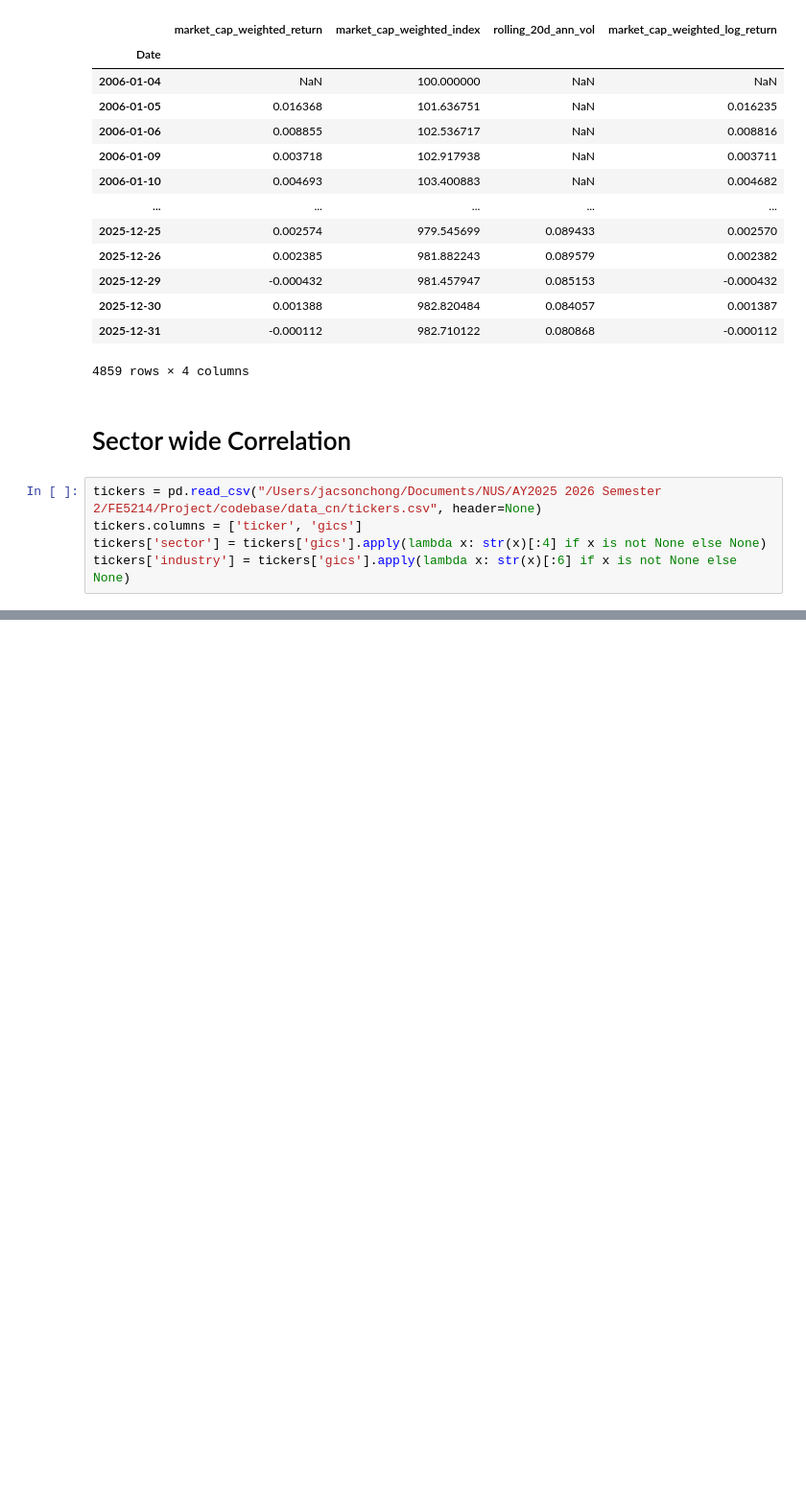
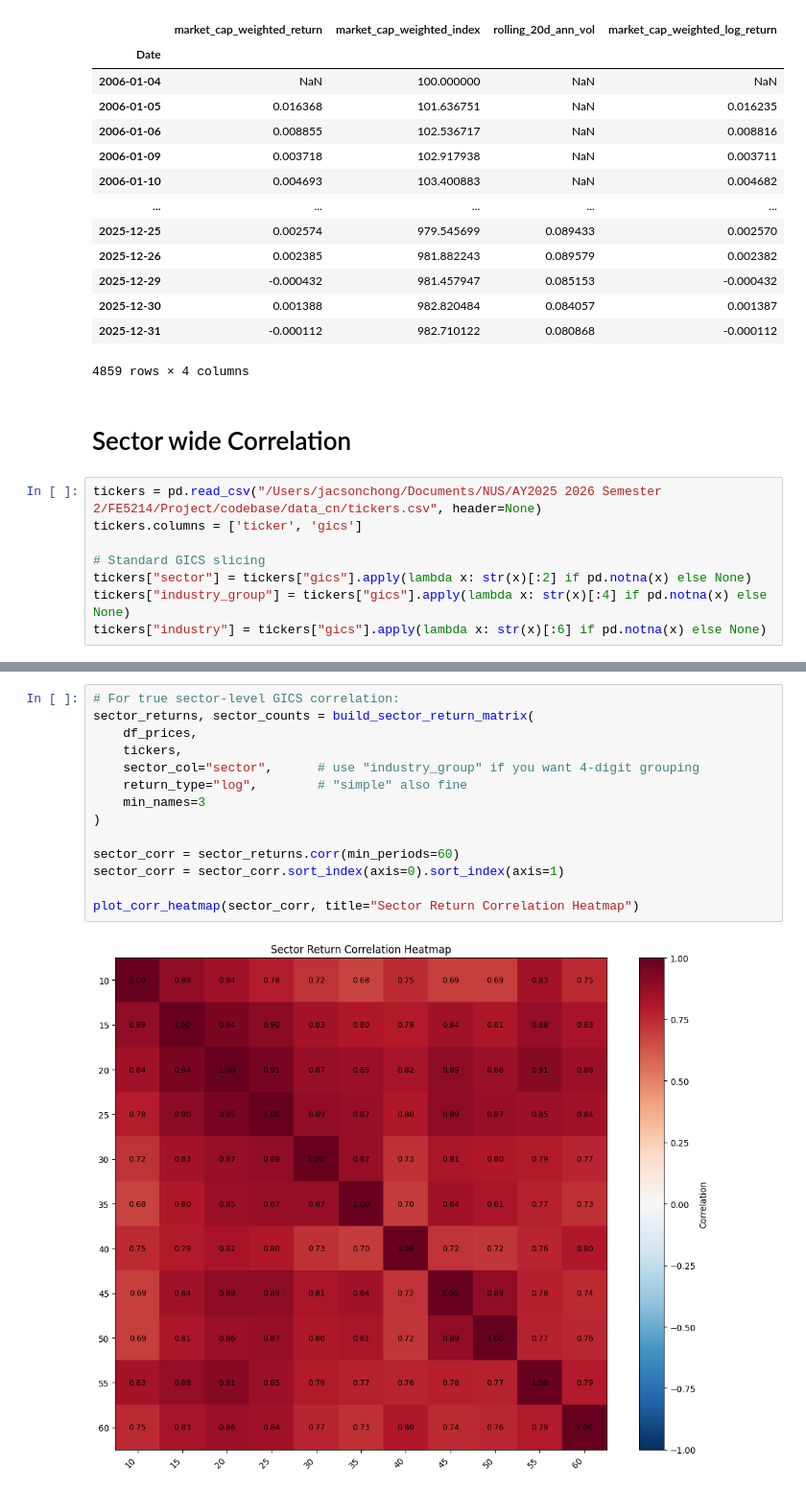
Before and after one commit to bakapig/Intro-To-Quant-Investing, a Jupyter notebook: JC/codebase/data_cn_eda.ipynb, the cells around one changed output, grey strips where cells are left out. Shown at 96% size. Cells and saved outputs as stored; diff of their text form; blank space fills up the shorter version.

```diff
--- a/JC/codebase/data_cn_eda.ipynb
+++ b/JC/codebase/data_cn_eda.ipynb
@@ -489,5 +489,8 @@ market_df
 # %%
 tickers = pd.read_csv("/Users/jacsonchong/Documents/NUS/AY2025 2026 Semester 2/FE5214/Project/codebase/data_cn/tickers.csv", header=None)
 tickers.columns = ['ticker', 'gics']
-tickers['sector'] = tickers['gics'].apply(lambda x: str(x)[:4] if x is not None else None)
-tickers['industry'] = tickers['gics'].apply(lambda x: str(x)[:6] if x is not None else None)
+
+# Standard GICS slicing
+tickers["sector"] = tickers["gics"].apply(lambda x: str(x)[:2] if pd.notna(x) else None)
+tickers["industry_group"] = tickers["gics"].apply(lambda x: str(x)[:4] if pd.notna(x) else None)
+tickers["industry"] = tickers["gics"].apply(lambda x: str(x)[:6] if pd.notna(x) else None)
@@ -493,0 +574,16 @@ tickers['industry'] = tickers['gics'].apply(lambda x: str(x)[:6] if x is not Non
+# %%
+# For true sector-level GICS correlation:
+sector_returns, sector_counts = build_sector_return_matrix(
+    df_prices,
+    tickers,
+    sector_col="sector",      # use "industry_group" if you want 4-digit grouping
+    return_type="log",        # "simple" also fine
+    min_names=3
+)
+
+sector_corr = sector_returns.corr(min_periods=60)
+sector_corr = sector_corr.sort_index(axis=0).sort_index(axis=1)
+
+plot_corr_heatmap(sector_corr, title="Sector Return Correlation Heatmap")
+# %% [output]
+[figure, added]
```
Also changed, not shown: parts of 8 cells of this notebook, 7 other files.
